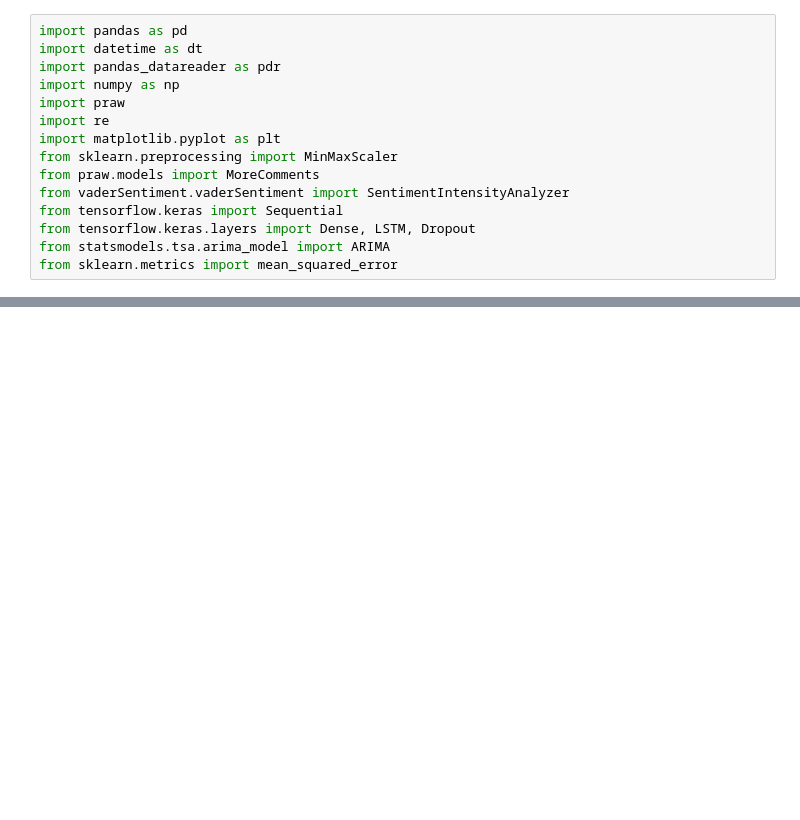
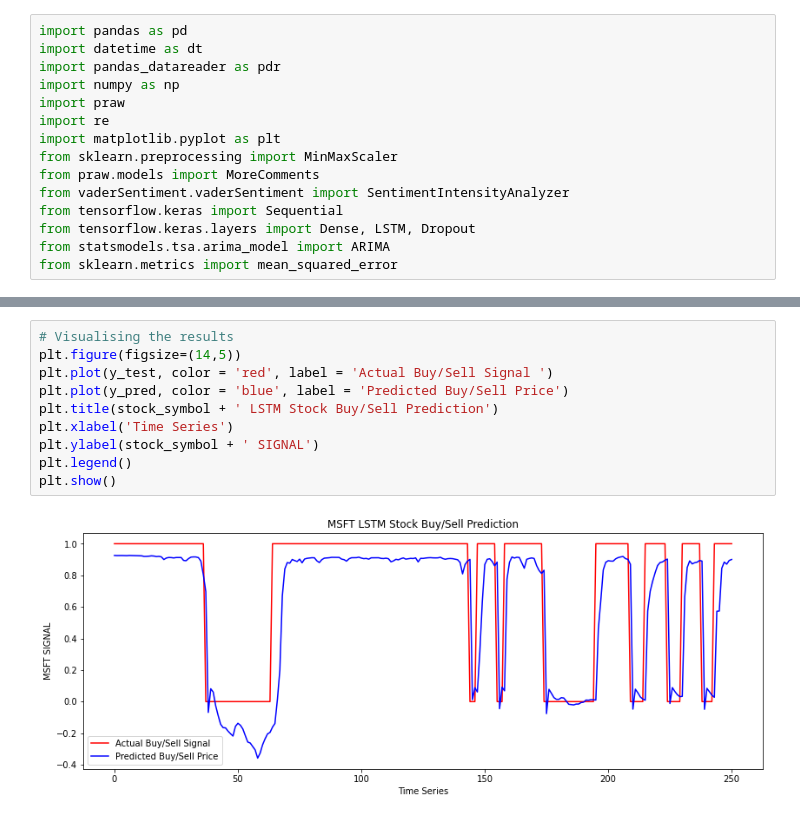
Before and after one commit to gopibalasingam/MMAI894, a Jupyter notebook: stock_model_testing.ipynb, the cells around one changed output, grey strips where cells are left out. Cells and saved outputs as stored; diff of their text form; blank space fills up the shorter version.

```diff
--- a/stock_model_testing.ipynb
+++ b/stock_model_testing.ipynb
@@ -200,0 +305,12 @@ plt.show()
+# %%
+# Visualising the results
+plt.figure(figsize=(14,5))
+plt.plot(y_test, color = 'red', label = 'Actual Buy/Sell Signal ')
+plt.plot(y_pred, color = 'blue', label = 'Predicted Buy/Sell Price')
+plt.title(stock_symbol + ' LSTM Stock Buy/Sell Prediction')
+plt.xlabel('Time Series')
+plt.ylabel(stock_symbol + ' SIGNAL')
+plt.legend()
+plt.show()
+# %% [output]
+[figure, added]
```
Also changed, not shown: parts of 14 cells of this notebook.
